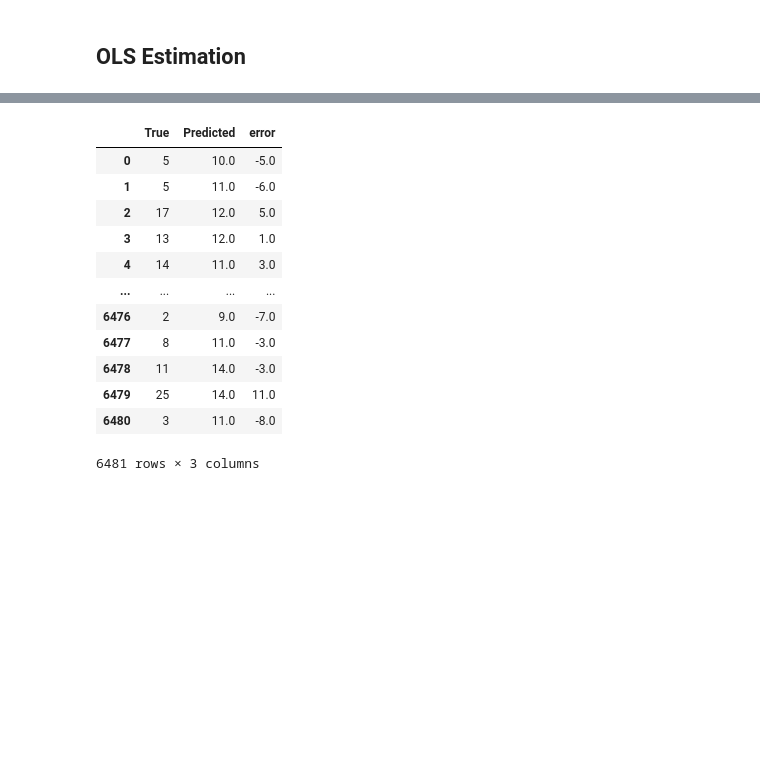
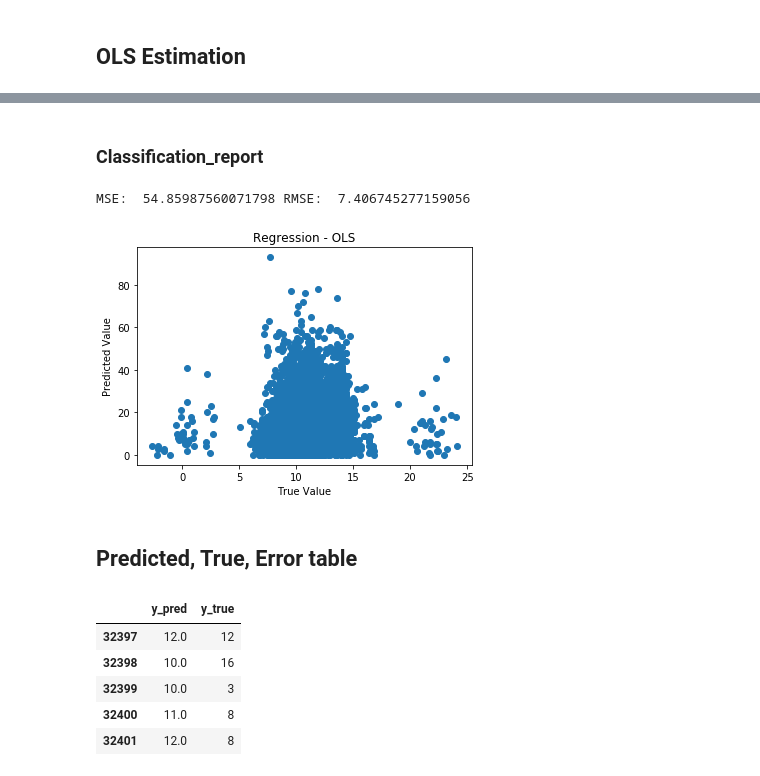
Before and after one commit to orezmis/COVID19, a Jupyter notebook: COVID19_FatalityDura_common.ipynb, the cells around one changed output, grey strips where cells are left out. Drawn from its saved outputs; the diff is of its cells as text; code cells hidden in the pictures; blank space fills up the shorter version.

```diff
--- a/COVID19_FatalityDura_common.ipynb
+++ b/COVID19_FatalityDura_common.ipynb
@@ -206,0 +175,31 @@ Warnings:
+# %%
+# 데이터 로드
+x_ols_raw = t_train_raw
+target_ols = target_raw
+
+# 정규화 적용
+min_max_scaler = preprocessing.MinMaxScaler()
+x_scaled = min_max_scaler.fit_transform(x_ols_raw)
+x_ols = pd.DataFrame(x_scaled)
+
+# 일관성을 위한 코드
+# shuffle과 random_seed 값 1004를 적용하여 일관성 있는 순서를 위해 아래 코드가 사용되었음:
+x_ols, _, target_ols, _ = train_test_split(x_ols, target_ols,
+                                           test_size=0,
+                                           shuffle = True,
+                                           random_state = 1004)
+
+colname = ['sex', 'intubed','age_grp','pneumonia',
+            'pregnancy', 'diabetes', 'copd', 'asthma',
+            'inmsupr','hypertension','other_disease',
+            'cardiovascular','obesity', 'renal_chronic',
+            'tobacco', 'contact_other_covid', 'covid_res',
+            'icu']
+
+x_ols = x_ols.reset_index(drop=True)
+x_ols.columns = colname
+target_ols = target_ols.reset_index(drop=True)
+
+FD = sm.OLS(endog=target_ols,
+            exog=x_ols).fit()
+FD.summary()
@@ -214,22 +246,37 @@ Warnings:
+# %% [markdown]
+### Classification_report
+# %%
+pred2 = FD.predict(x_ols)
+rmse1 = np.sqrt(mean_squared_error(target_ols, pred2))
+mse1 = mean_squared_error(target_ols, pred2)
+
+print("MSE: ", mse1, "RMSE: ", rmse1)
+# %% [output]
+MSE:  54.85987560071798 RMSE:  7.406745277159056
+# %%
+plt.plot(pred2, target_ols, 'o')
+plt.xlabel('True Value')
+plt.ylabel('Predicted Value')
+plt.title('Regression - OLS')
+plt.show()
+# %% [output]
+[figure, added]
+# %% [markdown]
+## Predicted, True, Error table
 # %%
-pred1 = FD.predict(xts)
-d = { 'True': tts, 'Predicted': pred1.round(), 'error': tts - pred1.round()}
+d = { 'y_true': target_ols,
+      'y_pred': pred2.round(),
+      #'error': target_ols - pred2.round()}
+    }
 
 pred_diff1 = pd.DataFrame(data=d).reset_index()
 pred_diff1 = pred_diff1.drop(['index'], axis=1)
 # %%
-pred_diff1
+pred_diff1.tail()
 # %% [output]
-|  | True | Predicted | error |
-| 0 | 5 | 10.0 | -5.0 |
-| 1 | 5 | 11.0 | -6.0 |
-| 2 | 17 | 12.0 | 5.0 |
-| 3 | 13 | 12.0 | 1.0 |
-| 4 | 14 | 11.0 | 3.0 |
-| ... | ... | ... | ... |
-| 6476 | 2 | 9.0 | -7.0 |
-| 6477 | 8 | 11.0 | -3.0 |
-| 6478 | 11 | 14.0 | -3.0 |
-| 6479 | 25 | 14.0 | 11.0 |
-| 6480 | 3 | 11.0 | -8.0 |
+|  | y_pred | y_true |
+| 32397 | 12.0 | 12 |
+| 32398 | 10.0 | 16 |
+| 32399 | 10.0 | 3 |
+| 32400 | 11.0 | 8 |
+| 32401 | 12.0 | 8 |
-6481 rows × 3 columns
```
Also changed, not shown: parts of 20 cells of this notebook.
